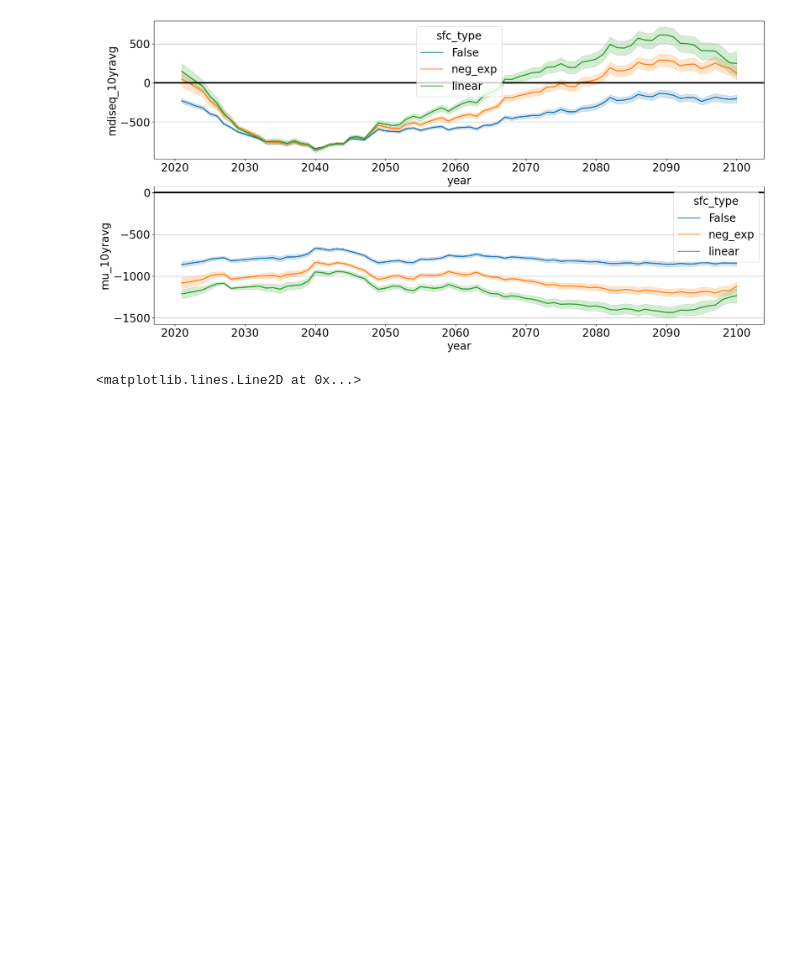
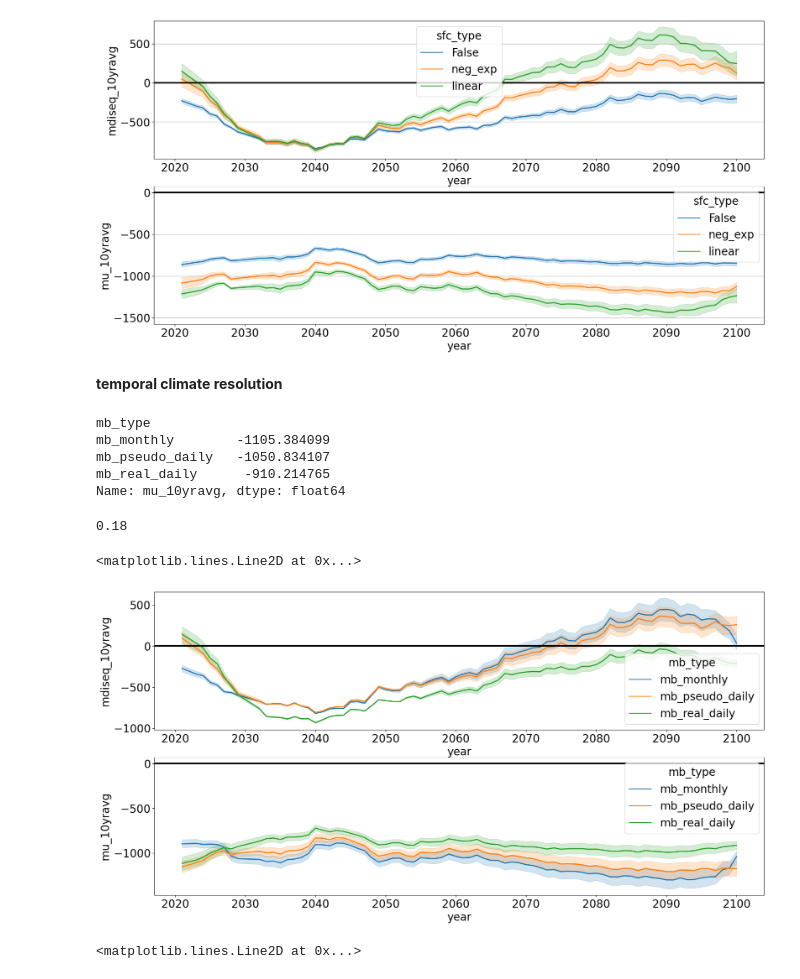
Before and after one commit to lilianschuster/oggm_mb_sandbox_option_intercomparison, a Jupyter notebook: analysis_notebooks/x_discussion_glacierMIP2_temp_sensitivity.ipynb, the cells around one changed output. Cells and saved outputs as stored; diff of their text form; code cells hidden in the pictures; blank space fills up the shorter version.

Commit message:
update scripts and figures for revised manuscript version R1

```diff
--- a/analysis_notebooks/x_discussion_glacierMIP2_temp_sensitivity.ipynb
+++ b/analysis_notebooks/x_discussion_glacierMIP2_temp_sensitivity.ipynb
@@ -188,7 +190,7 @@ spec_mb = pd.DataFrame(columns=get_deltaT_specMB(gdirs[12]).columns)
 deltaT_d = {}
 spec_mb_d = {}
 gcms = ['gfdl-esm4', 'ipsl-cm6a-lr', 'mpi-esm1-2-hr', 'mri-esm2-0', 'ukesm1-0-ll' ]
-load = True
+load = False
 if load:
     for gdir in gdirs:
         if gdir.rgi_id in pd_params_stats_working_for_all.rgi_id.unique():
@@ -211,7 +213,7 @@ if load:
             pass
     spec_mb.to_csv(f'{data_path}/additional/glacierMIP2_comp_deltaT_spec_mb_evolution_all_options.csv')
 else:
-    spec_mb = pd.read_csv(f'{data_path}/additional/glacierMIP2_comp_deltaT_spec_mb_evolution_all_options.csv', index=[0])
+    spec_mb = pd.read_csv(f'{data_path}/additional/glacierMIP2_comp_deltaT_spec_mb_evolution_all_options.csv', index_col=[0])
 
 
 
@@ -283,6 +300,31 @@ axs[1].axhline(0, color='black',lw=3)
 axs[1].grid(axis='y')
 # %% [output]
 [figure]
+# %% [markdown]
+**temporal climate resolution**
+# %%
+pd_avg_mu_temporal_resol = pd_regress.groupby(['mb_type']).mean()['mu_10yravg']
+pd_avg_mu_temporal_resol
+# %% [output]
+mb_type
+mb_monthly        -1105.384099
+mb_pseudo_daily   -1050.834107
+mb_real_daily      -910.214765
+Name: mu_10yravg, dtype: float64
+# %%
+(1- pd_avg_mu_temporal_resol['mb_real_daily']/pd_avg_mu_temporal_resol['mb_monthly']).round(2)
+# %% [output]
+0.18
+# %%
+pd_regress_sel = pd_regress #.loc[(pd_regress.calib_type==calib_types[-1])]
+fig,axs = plt.subplots(2,1,figsize=(20,10))
+sns.lineplot(x='year', y='mdiseq_10yravg', hue='mb_type', data=pd_regress_sel.dropna(), ax=axs[0],lw=2)
+sns.lineplot(x='year', y='mu_10yravg', hue='mb_type', data=pd_regress_sel.dropna(), ax=axs[1],lw=2)
+axs[0].axhline(0, color='black',lw=3)
+axs[1].axhline(0, color='black',lw=3)
+# %% [output]
+<matplotlib.lines.Line2D at 0x...>
+[figure, added]
 # %%
 pd_regress_sel = pd_regress.loc[(pd_regress.calib_type==calib_types[-1])]
 fig,axs = plt.subplots(2,1,figsize=(20,10))
```
Also changed, not shown: parts of 4 cells of this notebook, 18 other files.
